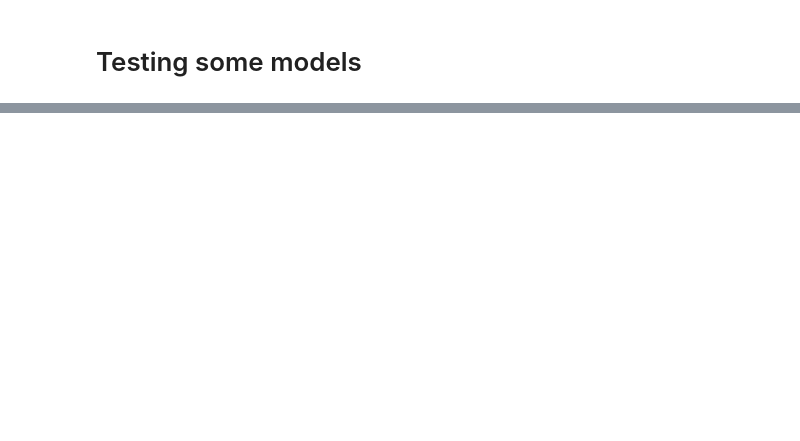
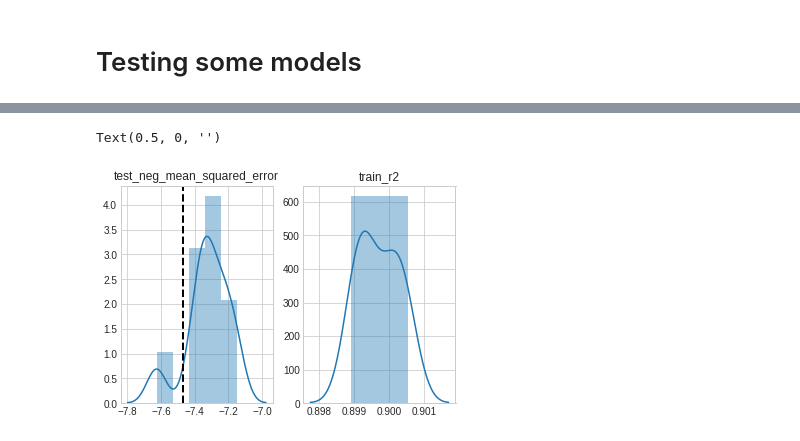
Before and after one commit to gchiuffa/learning, a Jupyter notebook: newyorktaxi.ipynb, the cells around one changed output, grey strips where cells are left out. Drawn from its saved outputs; the diff is of its cells as text; code cells hidden in the pictures; blank space fills up the shorter version.

```diff
--- a/newyorktaxi.ipynb
+++ b/newyorktaxi.ipynb
@@ -539,0 +620,2 @@ NameError: ignored
+# %%
+prediction = forest_reg.predict(X_test)
@@ -539,0 +627,16 @@ NameError: ignored
+# %%
+plt.subplot(121)
+sns.distplot(scores_forest['test_neg_mean_squared_error'])
+plt.title('test_neg_mean_squared_error')
+plt.xlabel("")
+plt.axvline((-lin_mse),linewidth  = 2 ,
+                linestyle = "dashed",color = "k",
+                label = "lin_mse")
+
+plt.subplot(122)
+sns.distplot(scores_forest['train_r2'])
+plt.title('train_r2')
+plt.xlabel("")
+# %% [output]
+Text(0.5, 0, '')
+[figure, added]
```
Also changed, not shown: parts of 100 cells of this notebook.
